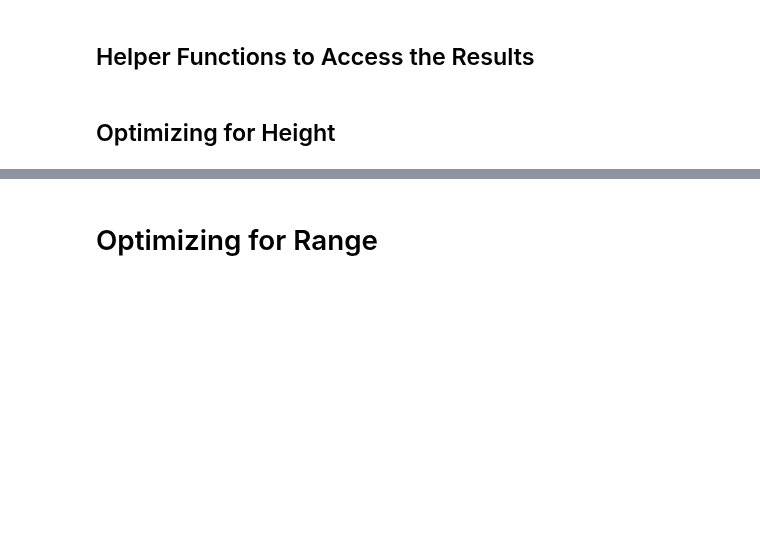
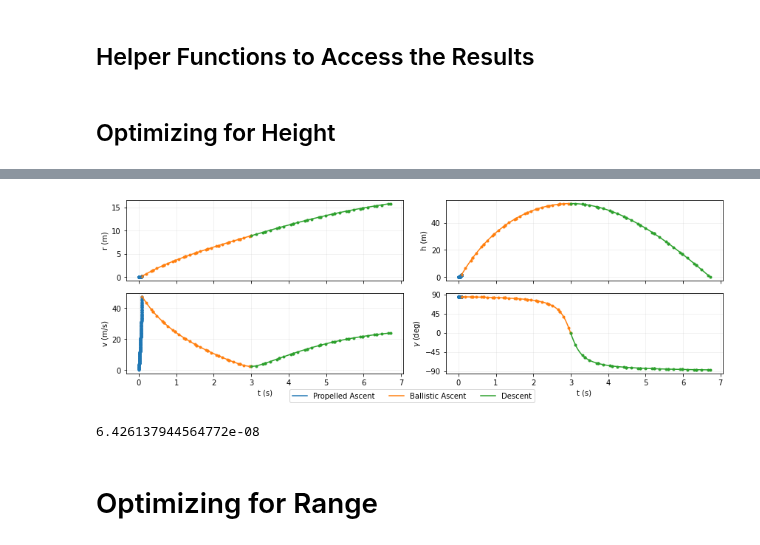
Before and after one commit to OpenMDAO/dymos, a Jupyter notebook: docs/dymos_book/examples/water_rocket/water_rocket.ipynb, the cells around one changed output, grey strips where cells are left out. Saved outputs shown, nothing was run; the diff lists cells and outputs as text; code cells hidden in the pictures; blank space fills up the shorter version.

```diff
--- a/docs/dymos_book/examples/water_rocket/water_rocket.ipynb
+++ b/docs/dymos_book/examples/water_rocket/water_rocket.ipynb
@@ -812,14 +661,20 @@ ValueError: 'traj.phases.propelled_ascent.segments.segment_39' <class SegmentSim
+# %%
+plot_states(sol_out, sim_out, legend_loc='lower center', legend_ncol=3)
+# %% [output]
+[figure, added]
 # %%
 from openmdao.utils.assert_utils import assert_near_equal
 
 # Check results (tolerance is relative unless value is zero)
 assert_near_equal(summary['Launch angle'].value, 85, .02)
 assert_near_equal(summary['Flight angle at end of propulsion'].value, 85, .02)
-assert_near_equal(summary['Empty mass'].value, 0.142, 1e-2)
-assert_near_equal(summary['Water volume'].value, 0.852, 1e-2)
-assert_near_equal(summary['Maximum range'].value, 15.78, 1e-2)
-assert_near_equal(summary['Maximum height'].value, 54.133184, 1e-2)
-assert_near_equal(summary['Maximum velocity'].value, 47.4, 1e-2)
+assert_near_equal(summary['Empty mass'].value, 0.1425114, 1e-3)
+assert_near_equal(summary['Water volume'].value, 0.868281, 1e-3)
+assert_near_equal(summary['Maximum range'].value, 15.78, 5)
+assert_near_equal(summary['Maximum height'].value, 54.133184, 1e-3)
+assert_near_equal(summary['Maximum velocity'].value, 47.320298, 1e-3)
+# %% [output]
+6.426137944564772e-08
 # %% [markdown]
 # Optimizing for Range
 # %%
```
Also changed, not shown: parts of 34 cells of this notebook.
